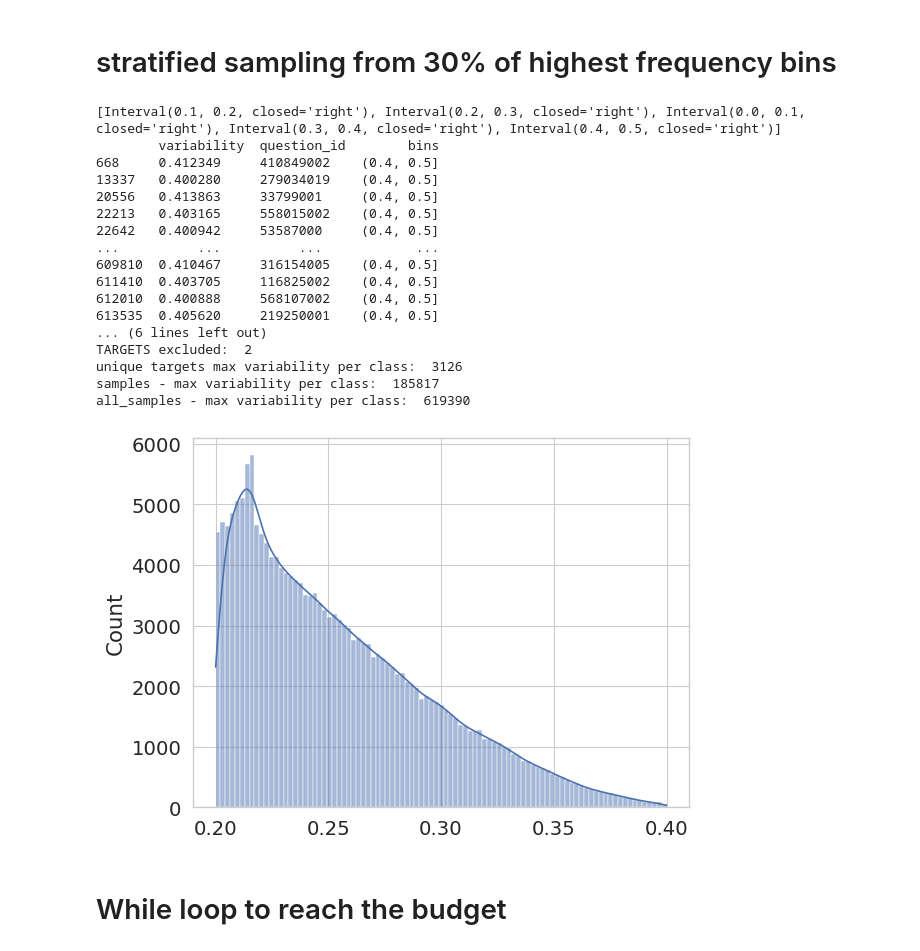
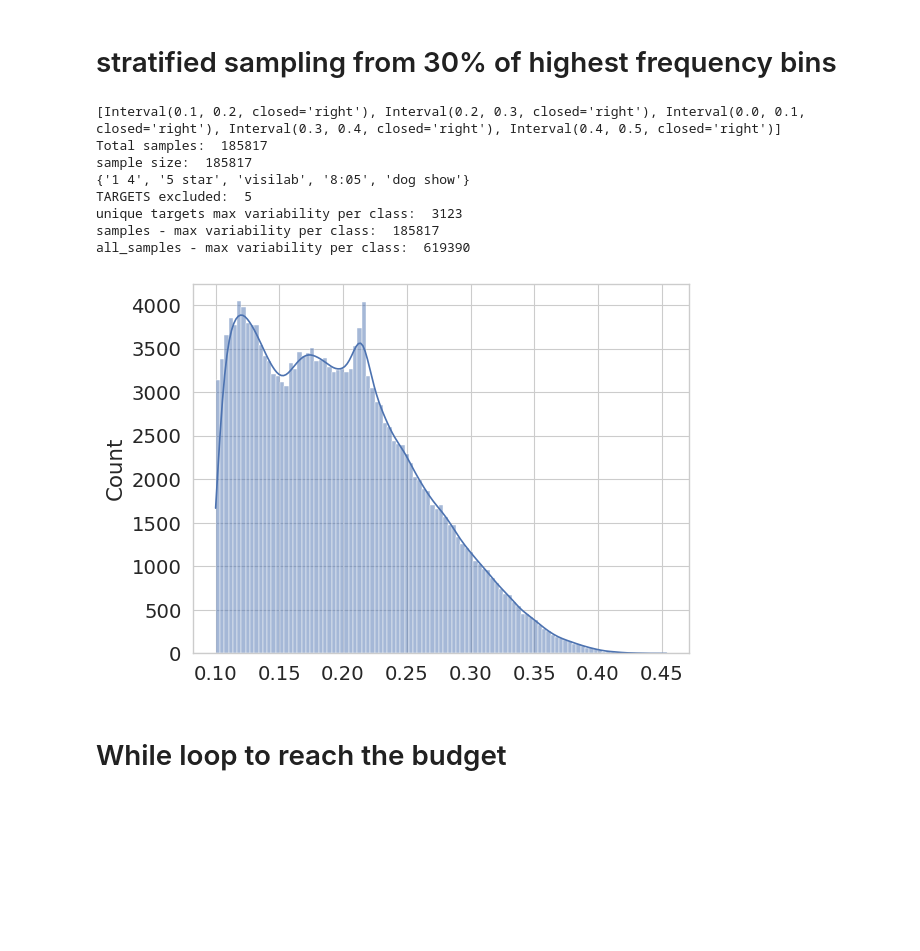
Before and after one commit to jr4fs/vl-pretraining, a Jupyter notebook: src/dataset_selection/sampling/stratified_beta_sampling.ipynb, the cells around one changed output. Drawn from its saved outputs; the diff is of its cells as text; code cells hidden in the pictures; blank space fills up the shorter version.

Commit message:
beta sampling

```diff
--- a/src/dataset_selection/sampling/stratified_beta_sampling.ipynb
+++ b/src/dataset_selection/sampling/stratified_beta_sampling.ipynb
@@ -300,19 +300,23 @@ def stratified_beta_multilabel_middle(df, lower, upper, model, training_budget,
     fifth_bin = df_variability.loc[df_variability['bins'] == unique_bins[4]]
     all_bins = [first_bin, second_bin, third_bin, fourth_bin, fifth_bin]
 
-    bins_range= [0.0, 0.1, 0.2, 0.3, 0.4]
+    bins_range= [0.0, 0.1, 0.2, 0.3, 0.4, 0.5]
     idx_lower = bins_range.index(lower)
     idx_upper = bins_range.index(upper)
 
     frames = []
-    # come up with automated way to append frames given an upper and lower range
     if idx_lower == (idx_upper - 1):
+        # add a single bin range
         frames.append(all_bins[idx_lower])
     else:
-        frames.append(all_bins[idx_lower])
-        frames.append(all_bins[idx_upper - 1])
-
-    # if idx_upper != idx_lower + 1:
+        if idx_lower == (idx_upper + 1):
+            # only two consecutive bins
+            frames.append(all_bins[idx_lower])
+            frames.append(all_bins[idx_upper - 1])
+        else:
+            # concatenate
+            for i in range(idx_lower, idx_upper):
+                frames.append(all_bins[i])
 
     result = pd.concat(frames)
 
@@ -348,32 +352,23 @@ def stratified_beta_multilabel_middle(df, lower, upper, model, training_budget,
 # %%
 
 sampling_dataset = 'multilabel_full'
 sampling_model = 'LXR111'
 
 
 base_path = '../../../snap/vqa/lxr111_multilabel_full_run_3/'
 df = pd.read_pickle(base_path+"datamap_metrics.pkl")
 
-stratified_beta_multilabel_middle(df, 2, 1, sampling_model, 30, dataset=sampling_dataset)
+stratified_beta_multilabel_middle(df, 0.1, 0.5, sampling_model, 30, dataset=sampling_dataset)
 # %% [output]
 [Interval(0.1, 0.2, closed='right'), Interval(0.2, 0.3, closed='right'), Interval(0.0, 0.1, closed='right'), Interval(0.3, 0.4, closed='right'), Interval(0.4, 0.5, closed='right')]
-        variability  question_id        bins
-668     0.412349     410849002    (0.4, 0.5]
-13337   0.400280     279034019    (0.4, 0.5]
-20556   0.413863     33799001     (0.4, 0.5]
-22213   0.403165     558015002    (0.4, 0.5]
-22642   0.400942     53587000     (0.4, 0.5]
-...          ...          ...            ...
-609810  0.410467     316154005    (0.4, 0.5]
-611410  0.403705     116825002    (0.4, 0.5]
-612010  0.400888     568107002    (0.4, 0.5]
-613535  0.405620     219250001    (0.4, 0.5]
-... (6 lines left out)
-TARGETS excluded:  2
-unique targets max variability per class:  3126
+Total samples:  185817
+sample size:  185817
+{'1 4', '5 star', 'visilab', '8:05', 'dog show'}
+TARGETS excluded:  5
+unique targets max variability per class:  3123
 samples - max variability per class:  185817
 all_samples - max variability per class:  619390
-[figure, old version]
+[figure, new version]
 # %% [markdown]
 # While loop to reach the budget
 # %%
```
